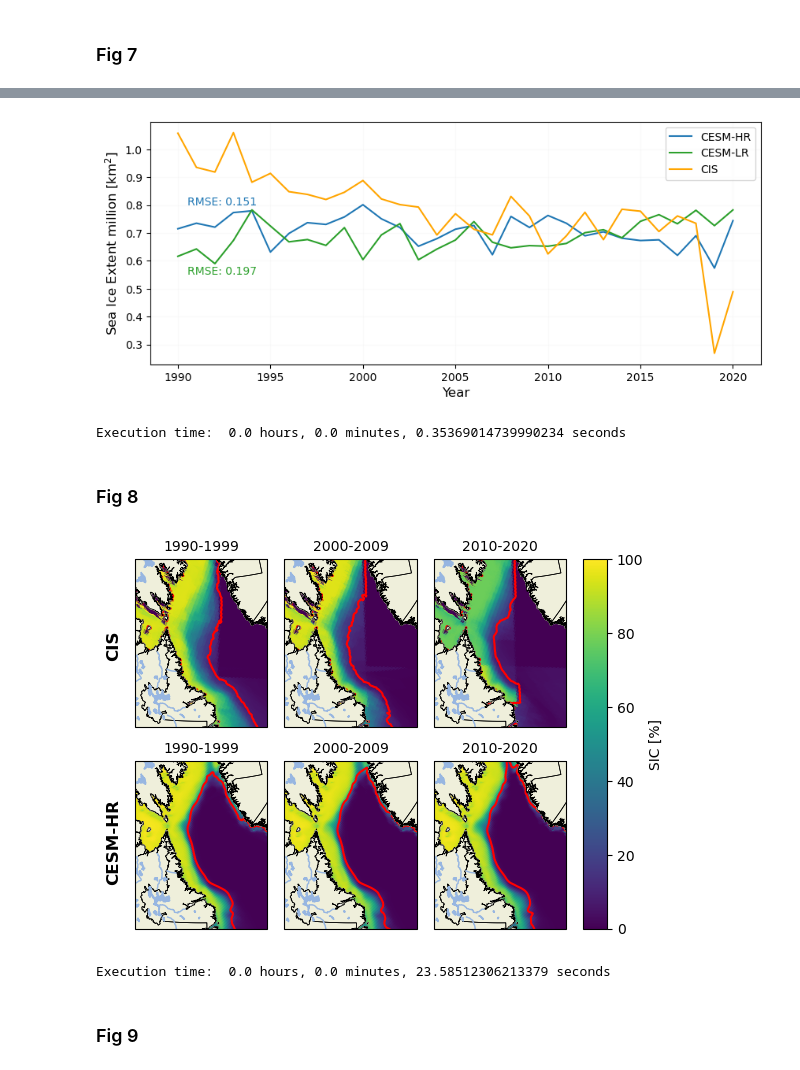
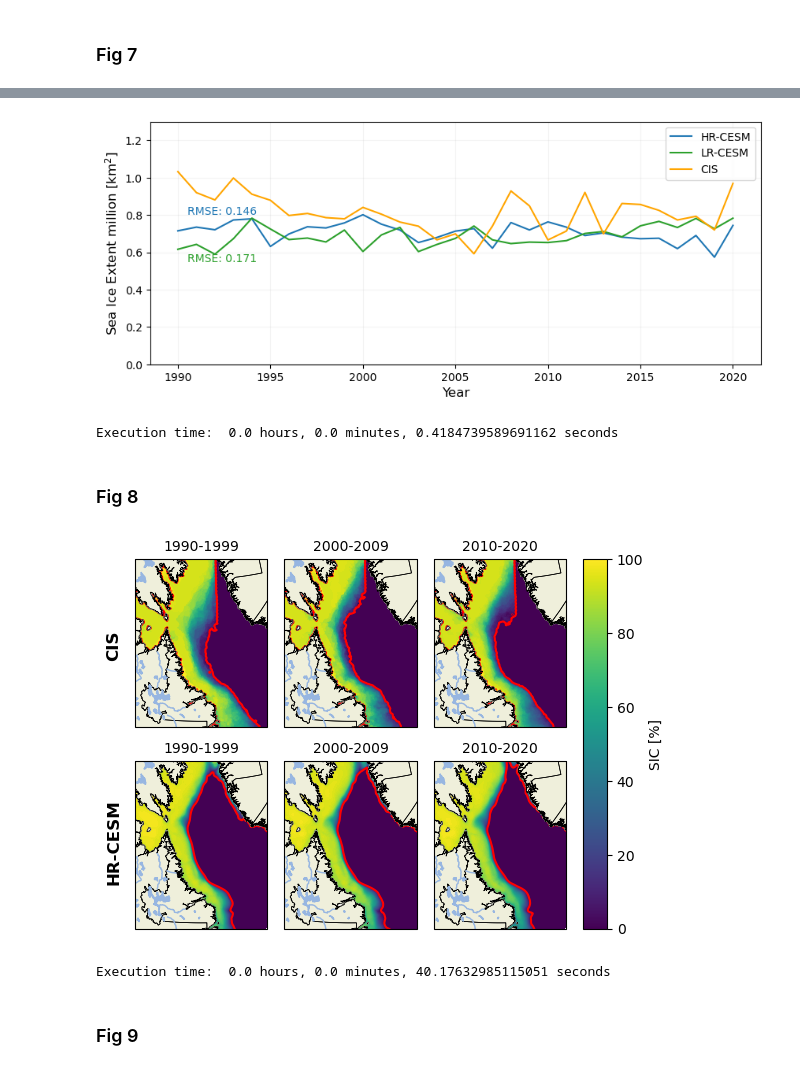
Before and after one commit to ProgrammerOheneba/kyeimiahetal, a Jupyter notebook: codes/Final2-Analysis & Plot (CESM+CIS).ipynb, the cells around one changed output, grey strips where cells are left out. Cells and saved outputs as stored; diff of their text form; code cells hidden in the pictures.

```diff
--- a/codes/Final2-Analysis & Plot (CESM+CIS).ipynb
+++ b/codes/Final2-Analysis & Plot (CESM+CIS).ipynb
@@ -240,9 +257,8 @@ lat_min, lat_max = 51, 69
 lon_min, lon_max =-73, -45
 
 # Create a mask for Labrador coast
-maskobs = ((obs_CT.lat>= lat_min) & (obs_CT.lat <= lat_max) & (obs_CT.lon >= lon_min) & (obs_CT.lon<= lon_max))
 maskobs1 = ((obs_area.lat>= lat_min) & (obs_area.lat <= lat_max) & (obs_area.lon >= lon_min) & (obs_area.lon<= lon_max))
 maskobs2 = ((CT1_resampled.lat>= lat_min) & (CT1_resampled.lat <= lat_max) & (CT1_resampled.lon >= lon_min) & (CT1_resampled.lon<= lon_max))
-obs_CT_region_ =obs_CT.where(maskobs, drop=True)
-obs_CT_region_1 =CT1_resampled.where(maskobs2, drop=True)
+
+obs_CT_region =CT1_resampled.where(maskobs2, drop=True)
 obs_area_region =obs_area.where(maskobs1, drop=True)
@@ -272,3 +265,2 @@ obs_area_resampled=interp1(obs_area_region, 1990, 2020)
 # %%
-obs_CT_resampled=obs_CT_resampled1.fillna(0)
-#obs_CT_resampled=obs_CT_region_1.fillna(0)
+obs_CT_resampled=obs_CT_region
@@ -276,10 +281,10 @@ obs_CT_resampled=obs_CT_resampled1.fillna(0)
 #### SIE
 # %%
 #replacing all ice 15 % and above with 1 and less with 0
-obs_greater_15 = xr.where(obs_CT_resampled >= 0.15, 1, 0)
+obs_greater_15 = xr.where(obs_CT_resampled>= 0.15, 1, 0)
 
 #calculating the SIE
-obs_CT_region=(obs_greater_15 * obs_area_resampled)/1e6
+obs_CT_region=(obs_greater_15 * obs_area_region)/1e6
 # %%
 #sel
 cis_1990_99 = obs_CT_region.sel(time=slice('1990', '1999'))
@@ -715,7 +780,7 @@ model_SIE_hist =aice_hist_region.sel(time=slice('1990-01-01','2005-12-31'))
 model_SIE_proj =aice_proj_region.sel(time=slice('2006-01-01','2020-12-31'))
 model_SIE= xr.concat([model_SIE_hist, model_SIE_proj], dim='time')
 
-obs_SIE=obs_CT_region
+obs_SIE=obs_CT_region.sel(time=slice('1990-01-01','2020-12-31'))
 
 model_SIE_march=model_SIE[2::12].sum(('nj', 'ni'))
 obs_SIE_march=obs_SIE[2::12].sum(['rlat','rlon'])
@@ -761,32 +876,33 @@ print(HR_rmse,LR_rmse)
 # %%
 #Plot of the obs and model from 1990 to 2018
 fig, ax=plt.subplots(figsize=(10,4))
 start_time=time.time()
 
-ax.plot(np.arange(1990,2021), model_SIE_march, color='tab:blue', label='CESM-HR')
-ax.plot(np.arange(1990,2021), model_SIE_march_lr,color='tab:green', label='CESM-LR')
+ax.plot(np.arange(1990,2021), model_SIE_march, color='tab:blue', label='HR-CESM')
+ax.plot(np.arange(1990,2021), model_SIE_march_lr,color='tab:green', label='LR-CESM')
 ax.plot(np.arange(1990,2021), obs_SIE_march, color='orange', label='CIS')
 ax.set_xlabel('Year', fontsize=12)
 ax.set_ylabel('Sea Ice Extent million [km$^2$]', fontsize=12)
+ax.set_ylim(0,1.3)
 ax.legend()
 
 # Add RMSE to the plot
 ax.text(1990.5, 0.8, f'RMSE: {HR_rmse:.3f}', color='tab:blue', fontsize=10)  # Adjust position and values as needed
 ax.text(1990.5, 0.55, f'RMSE: {LR_rmse:.3f}', color='tab:green', fontsize=10)  # Adjust position and values as needed
 
-ax.grid(alpha=0.05)
+ax.grid(alpha=0.15)
 
 plt.savefig('/storage2/tkyeimiah/Plots/Fig11.jpg',dpi=300, bbox_inches='tight')
 plt.show()
 
 end_time=time.time()
 elapsed_time = end_time - start_time
 hours, remainder = divmod(elapsed_time, 3600)
 minutes, seconds = divmod(remainder, 60)
 print("Execution time: ", hours, "hours,", minutes, "minutes,", seconds, "seconds")
 # %% [output]
-[figure, old version]
+[figure, new version]
-Execution time:  0.0 hours, 0.0 minutes, 0.35369014739990234 seconds
+Execution time:  0.0 hours, 0.0 minutes, 0.4184739589691162 seconds
 # %% [markdown]
 ### Fig 8
 # %%
@@ -808,7 +924,7 @@ fig = plt.figure(figsize=(6,4.8))
 selected_data=[obs_CT_1990_99,obs_CT_2000_09, obs_CT_2010_20, model_CT_1990_99, model_CT_2000_09,model_CT_2010_20]
 titles=['1990-1999', '2000-2009','2010-2020','1990-1999', '2000-2009','2010-2020']
 #letter=['a)','b)','c)','d)','e)','f)']
-norm = plt.Normalize(0, 100)
+norm = plt.Normalize(0,100)
 cb=cm.ScalarMappable(norm=norm)
 
 
@@ -832,16 +948,16 @@ for i, v in enumerate(selected_data):
     #ax.text(0,1.05,letter[i], transform=ax.transAxes, fontsize=9)
 
     if i in [0,1,2]:
-        ax.scatter(selected_data[i].lon, selected_data[i].lat, c=selected_data[i][2::12].mean('time')*100,
-                    norm=norm, transform=ccrs.PlateCarree(), zorder=1)
-        ax.contour(selected_data[i].lon, selected_data[i].lat, selected_data[i][2::12].mean('time')*100,
-                   levels=[15], norm=norm, colors='red', linewidth=5, transform=ccrs.PlateCarree(), zorder=1)
+        ax.contourf(selected_data[i].lon, selected_data[i].lat, selected_data[i][2::12].mean('time').fillna(0)*100,
+                      vmin=15,levels=100, transform=ccrs.PlateCarree(), zorder=1)
+        ax.contour(selected_data[i].lon, selected_data[i].lat, selected_data[i][2::12].mean('time').fillna(0)*100,
+                   levels=[15],  colors='red', linewidth=5, transform=ccrs.PlateCarree(), zorder=1)
 
     if i in [3,4,5]:
-        ax.scatter(selected_data[i].TLON, selected_data[i].TLAT, c=selected_data[i][2::12].mean('time'),
-                    norm=norm, transform=ccrs.PlateCarree(), zorder=1)
+        ax.contourf(selected_data[i].TLON, selected_data[i].TLAT, selected_data[i][2::12].mean('time'),
+                     vmin=15,levels=100,transform=ccrs.PlateCarree(), zorder=1)
         ax.contour(selected_data[i].TLON, selected_data[i].TLAT, selected_data[i][2::12].mean('time'),
-                   levels=[15], norm=norm, colors='red',linewidth=5, transform=ccrs.PlateCarree(), zorder=1)
+                   levels=[15], colors='red',linewidth=5, transform=ccrs.PlateCarree(), zorder=1)
 
 
 cbar_ax = fig.add_axes([0.9, 0.11, 0.04, 0.77])
@@ -849,7 +965,7 @@ cbar=fig.colorbar(cb, cax=cbar_ax, ax=ax, orientation='vertical',label='SIC (%)'
 cbar.ax.tick_params(labelsize=10)
 cbar.ax.set_ylabel('SIC [%]', fontsize=10)
 
-name=['CIS', 'CESM-HR']
+name=['CIS', 'HR-CESM']
 x=[0.13,0.13]
 y=[0.7,0.29]
 for i in range (2):
@@ -868,8 +984,8 @@ hours, remainder = divmod(elapsed_time, 3600)
 minutes, seconds = divmod(remainder, 60)
 print("Execution time: ", hours, "hours,", minutes, "minutes,", seconds, "seconds")
 # %% [output]
-[figure, old version]
+[figure, new version]
-Execution time:  0.0 hours, 0.0 minutes, 23.58512306213379 seconds
+Execution time:  0.0 hours, 0.0 minutes, 40.17632985115051 seconds
 # %% [markdown]
 ### Fig 9
 # %%
```
Also changed, not shown: parts of 66 cells of this notebook.
